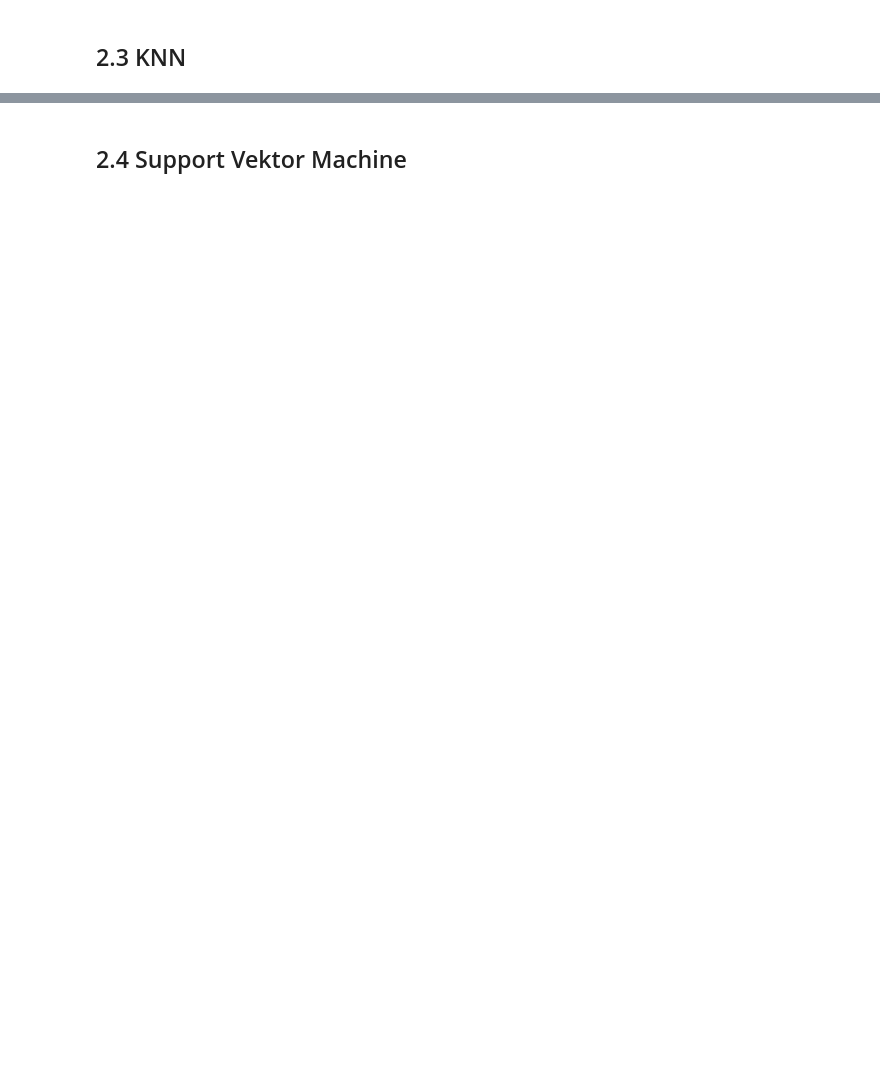
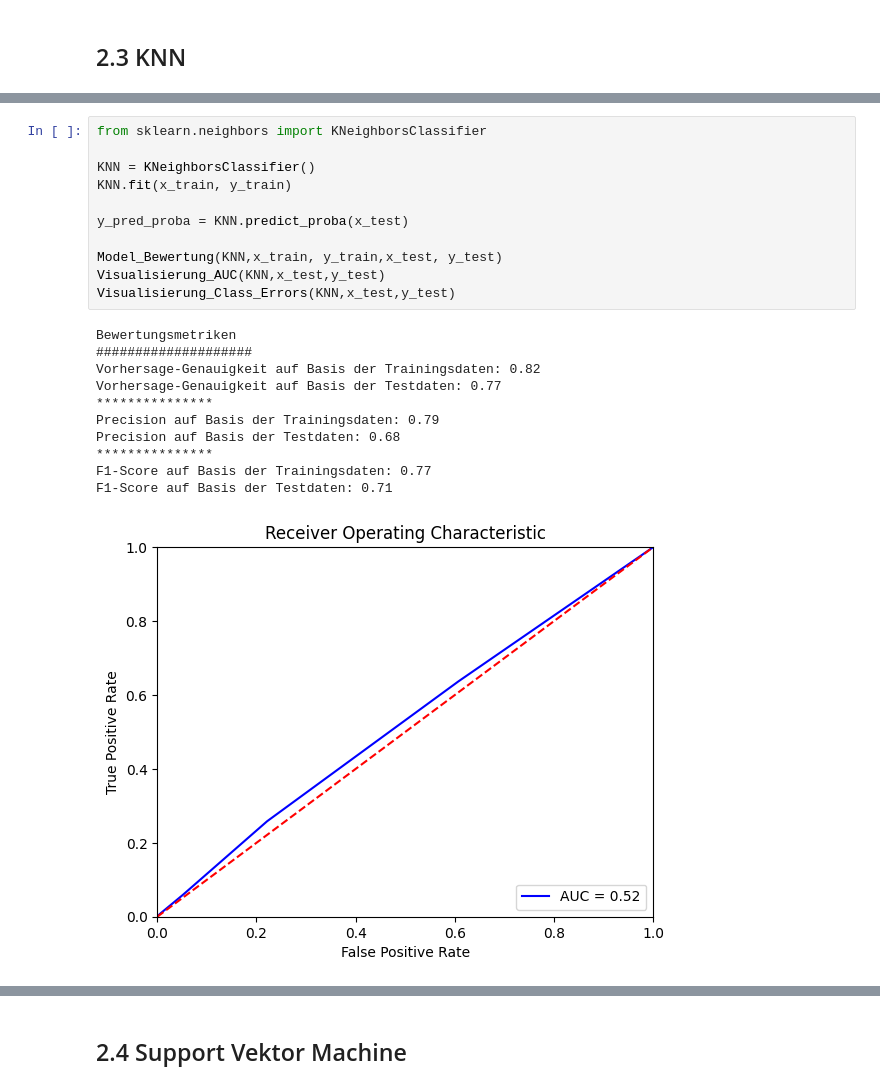
Before and after one commit to sebastianiu/Prognosemodell_Online_Kreditzahlungsverkehr, a Jupyter notebook: models/dev/Modell.ipynb, the cells around one changed output, grey strips where cells are left out. Saved outputs shown, nothing was run; the diff lists cells and outputs as text; blank space fills up the shorter version.

```diff
--- a/models/dev/Modell.ipynb
+++ b/models/dev/Modell.ipynb
@@ -225,0 +188,23 @@ Precision auf Basis der Testdaten: 0.68
+# %%
+from sklearn.neighbors import KNeighborsClassifier
+
+KNN = KNeighborsClassifier()
+KNN.fit(x_train, y_train)
+
+y_pred_proba = KNN.predict_proba(x_test)
+
+Model_Bewertung(KNN,x_train, y_train,x_test, y_test)
+Visualisierung_AUC(KNN,x_test,y_test)
+Visualisierung_Class_Errors(KNN,x_test,y_test)
+# %% [output]
+Bewertungsmetriken
+####################
+Vorhersage-Genauigkeit auf Basis der Trainingsdaten: 0.82
+Vorhersage-Genauigkeit auf Basis der Testdaten: 0.77
+***************
+Precision auf Basis der Trainingsdaten: 0.79
+Precision auf Basis der Testdaten: 0.68
+***************
+F1-Score auf Basis der Trainingsdaten: 0.77
+F1-Score auf Basis der Testdaten: 0.71
+[figure, added]
```
Also changed, not shown: parts of 6 cells of this notebook.
